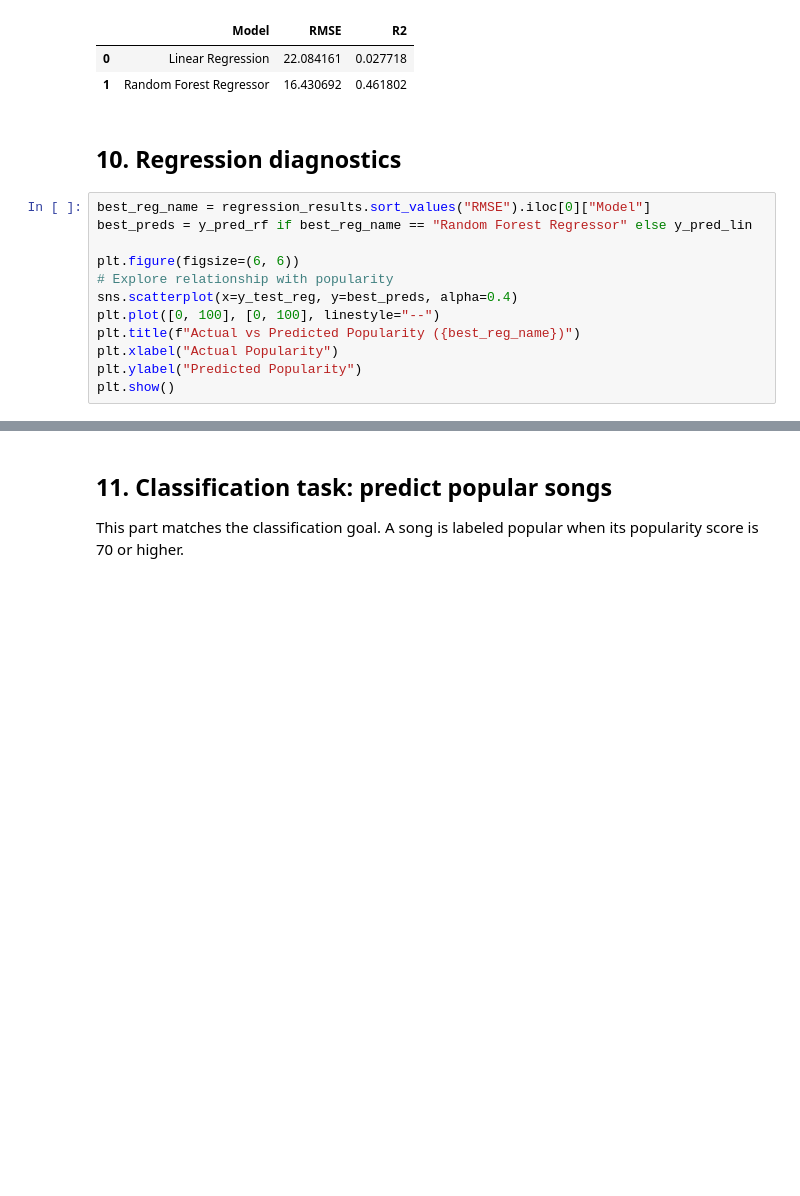
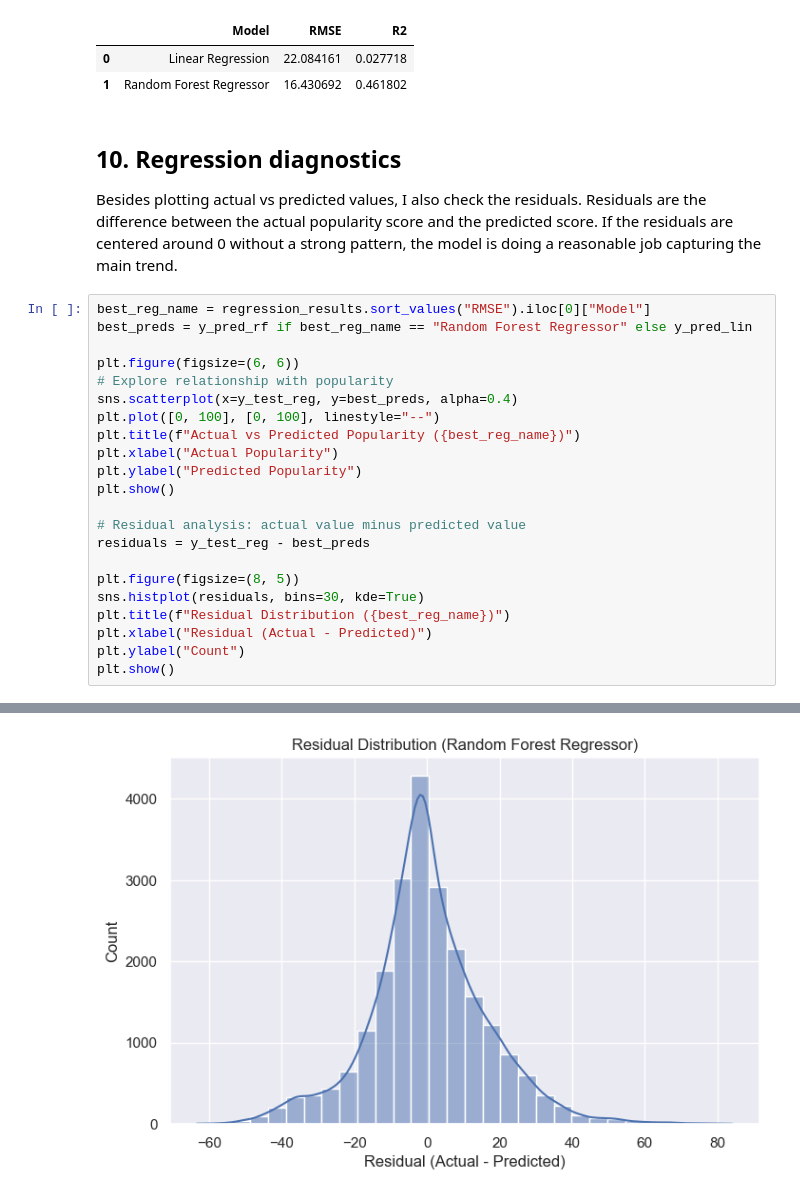
Before and after one commit to chengda-lin/CS506-Project, a Jupyter notebook: notebooks/eda.ipynb, the cells around one changed output, grey strips where cells are left out. Drawn from its saved outputs; the diff is of its cells as text; blank space fills up the shorter version.

```diff
--- a/notebooks/eda.ipynb
+++ b/notebooks/eda.ipynb
@@ -390,21 +393,30 @@ display(regression_results)
 | 1 | Random Forest Regressor | 16.430692 | 0.461802 |
 # %% [markdown]
 ## 10. Regression diagnostics
+
+Besides plotting actual vs predicted values, I also check the residuals. Residuals are the difference between the actual popularity score and the predicted score. If the residuals are centered around 0 without a strong pattern, the model is doing a reasonable job capturing the main trend.
 # %%
 best_reg_name = regression_results.sort_values("RMSE").iloc[0]["Model"]
 best_preds = y_pred_rf if best_reg_name == "Random Forest Regressor" else y_pred_lin
 
 plt.figure(figsize=(6, 6))
 # Explore relationship with popularity
 sns.scatterplot(x=y_test_reg, y=best_preds, alpha=0.4)
 plt.plot([0, 100], [0, 100], linestyle="--")
 plt.title(f"Actual vs Predicted Popularity ({best_reg_name})")
 plt.xlabel("Actual Popularity")
 plt.ylabel("Predicted Popularity")
 plt.show()
+
+# Residual analysis: actual value minus predicted value
+residuals = y_test_reg - best_preds
+
+plt.figure(figsize=(8, 5))
+sns.histplot(residuals, bins=30, kde=True)
+plt.title(f"Residual Distribution ({best_reg_name})")
+plt.xlabel("Residual (Actual - Predicted)")
+plt.ylabel("Count")
+plt.show()
 # %% [output]
 [figure]
+[figure, added]
-# %% [markdown]
-## 11. Classification task: predict popular songs
-
-This part matches the classification goal. A song is labeled popular when its popularity score is 70 or higher.
```
Also changed, not shown: parts of 8 cells of this notebook.
